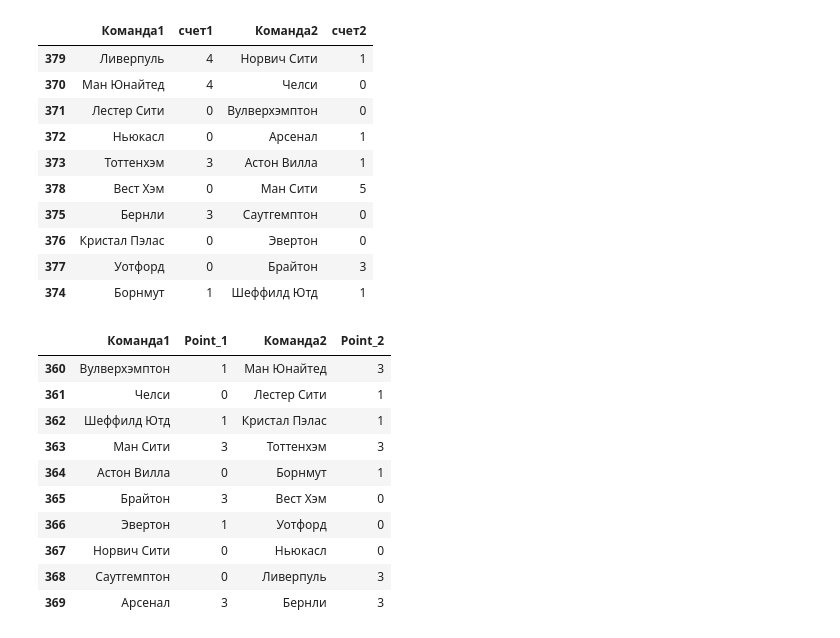
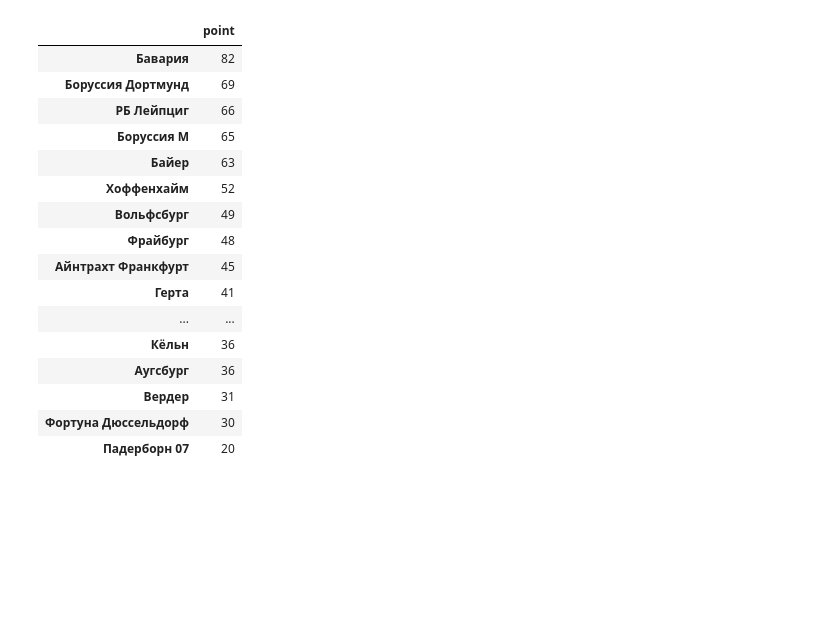
Before and after one commit to stas-as/Konspect-all, a Jupyter notebook: project/project_1X/parsing_2.0/proverka_1.0.ipynb, the cells around one changed output. Saved outputs shown, nothing was run; the diff lists cells and outputs as text; code cells hidden in the pictures; blank space fills up the shorter version.

```diff
--- a/project/project_1X/parsing_2.0/proverka_1.0.ipynb
+++ b/project/project_1X/parsing_2.0/proverka_1.0.ipynb
@@ -41,12 +179,4 @@ n = [Bundes_liga_19_20, Bundes_liga_20_21, Bundes_liga_21_22, Bundes_liga_22_23]
 # %%
-def point_vizual(point):#на вход принимает словрь с команда:очки
-    point_df = pd.DataFrame({
-        'счет': list(point.values())
-    })
-    point_df.index = list(d.keys())
-    point_df.sort_values(by="счет",axis=0,ascending=False)
-    return(point_df)
-
 def point_bund(df):
     n = list(df["Команда1"].value_counts().index)
     d = dict()
@@ -66,8 +196,8 @@ def point_bund(df):
         else:
             d[num[0]] +=  1
             d[num[2]] +=  1
-    return df
 
+    return df,d
 def preobr(df):
     if 'Unnamed: 0.1' in list(df.columns):
         df = df.drop('Unnamed: 0.1',axis=1)
@@ -83,8 +213,9 @@ def preobr(df):
     df["Дата"] = pd.to_datetime(df['Дата'],dayfirst=True)
     df['Температура'] = df['Температура'].apply(lambda x: int(x[1:-2]))
 
-    df.loc[df["id"] == 14898101 ,['Офсайды  (соперник) 2']] = 4.00
-    df.loc[df["id"] == 14898101 ,['Офсайды 2']] = 1.00
+    for i in [14919463, 14898101]:
+        df.loc[df["id"] == i ,['Офсайды  (соперник) 2']] = 4.00
+        df.loc[df["id"] == i ,['Офсайды 2']] = 1.00
 
     #mask_1 = df["id"] == 14898101
     #df['Офсайды  (соперник) 2'][mask_1] = 4.00
@@ -127,5 +258,7 @@ def preobr(df):
     df["Отдых: дни (часы) 1"] = df["Отдых: дни (часы) 1"].apply(lambda x: float(x.split()[-1]))
     df["Отдых: дни (часы) 2"] = df["Отдых: дни (часы) 2"].apply(lambda x: float(x.split()[0]))
 
-    df = point_bund(df)
+    #df = point_bund(df)
     return df
+Bundes_liga_19_20_cl = preobr(Bundes_liga_19_20)
+df, d = point_bund(Bundes_liga_19_20_cl)
@@ -147,26 +265,22 @@ Seria_A_liga22_23_cl = preobr(Seria_A_liga22_23)
-# %%
-display(Premier_liga19_20_cl[Premier_liga19_20_cl["Tour"] == 1][["Команда1", "счет1", "Команда2", "счет2"]])
-display(Premier_liga19_20_cl[Premier_liga19_20_cl["Tour"] == 2][["Команда1", "Point_1", "Команда2", "Point_2"]])
-# %% [output]
-|  | Команда1 | счет1 | Команда2 | счет2 |
-| 379 | Ливерпуль | 4 | Норвич Сити | 1 |
-| 370 | Ман Юнайтед | 4 | Челси | 0 |
-| 371 | Лестер Сити | 0 | Вулверхэмптон | 0 |
-| 372 | Ньюкасл | 0 | Арсенал | 1 |
-| 373 | Тоттенхэм | 3 | Астон Вилла | 1 |
-| 378 | Вест Хэм | 0 | Ман Сити | 5 |
-| 375 | Бернли | 3 | Саутгемптон | 0 |
-| 376 | Кристал Пэлас | 0 | Эвертон | 0 |
-| 377 | Уотфорд | 0 | Брайтон | 3 |
-| 374 | Борнмут | 1 | Шеффилд Ютд | 1 |
-|  | Команда1 | Point_1 | Команда2 | Point_2 |
-| 360 | Вулверхэмптон | 1 | Ман Юнайтед | 3 |
-| 361 | Челси | 0 | Лестер Сити | 1 |
-| 362 | Шеффилд Ютд | 1 | Кристал Пэлас | 1 |
-| 363 | Ман Сити | 3 | Тоттенхэм | 3 |
-| 364 | Астон Вилла | 0 | Борнмут | 1 |
-| 365 | Брайтон | 3 | Вест Хэм | 0 |
-| 366 | Эвертон | 1 | Уотфорд | 0 |
-| 367 | Норвич Сити | 0 | Ньюкасл | 0 |
-| 368 | Саутгемптон | 0 | Ливерпуль | 3 |
-| 369 | Арсенал | 3 | Бернли | 3 |
+# %%
+d = pd.DataFrame.from_dict(d, orient='index')
+d.columns = ["point"]
+d.sort_values(by="point",ascending=False)
+# %% [output]
+|  | point |
+| Бавария | 82 |
+| Боруссия Дортмунд | 69 |
+| РБ Лейпциг | 66 |
+| Боруссия М | 65 |
+| Байер | 63 |
+| Хоффенхайм | 52 |
+| Вольфсбург | 49 |
+| Фрайбург | 48 |
+| Айнтрахт Франкфурт | 45 |
+| Герта | 41 |
+| ... | ... |
+| Кёльн | 36 |
+| Аугсбург | 36 |
+| Вердер | 31 |
+| Фортуна Дюссельдорф | 30 |
+| Падерборн 07 | 20 |
```
Also changed, not shown: parts of 9 cells of this notebook.
